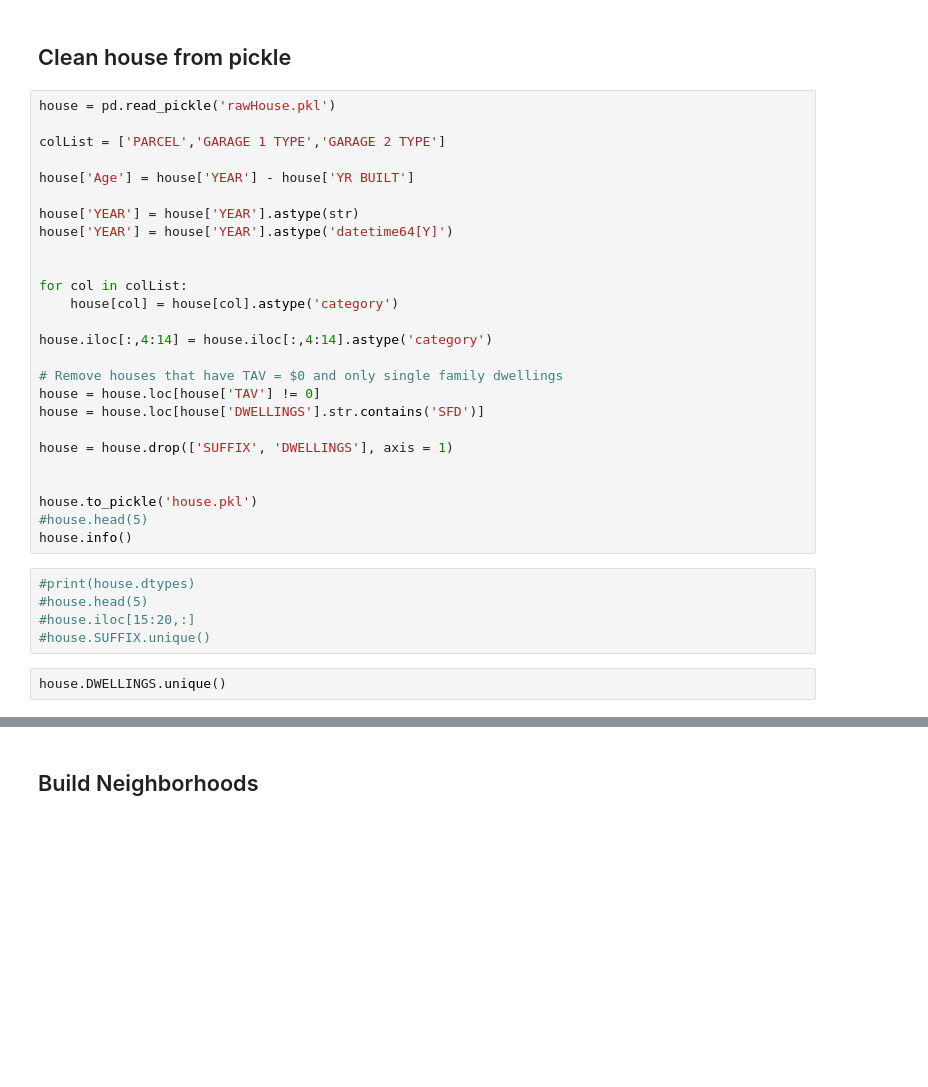
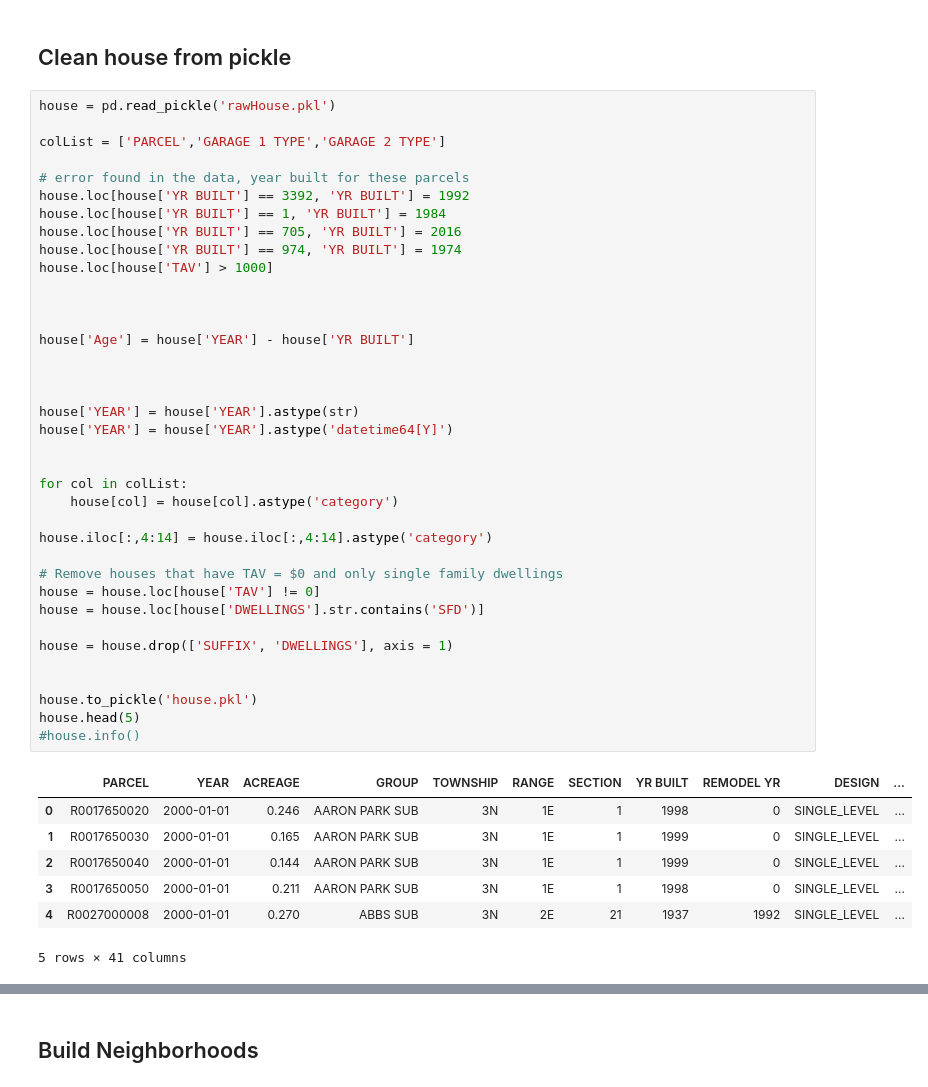
Before and after one commit to b-a-delight/Senior-Project, a Jupyter notebook: House_Data_Prep.ipynb, the cells around one changed output, grey strips where cells are left out. Saved outputs shown, nothing was run; the diff lists cells and outputs as text; blank space fills up the shorter version.

```diff
--- a/House_Data_Prep.ipynb
+++ b/House_Data_Prep.ipynb
@@ -104,33 +104,45 @@ rawHouse.info()
 # %%
 house = pd.read_pickle('rawHouse.pkl')
 
 colList = ['PARCEL','GARAGE 1 TYPE','GARAGE 2 TYPE']
 
+# error found in the data, year built for these parcels
+house.loc[house['YR BUILT'] == 3392, 'YR BUILT'] = 1992
+house.loc[house['YR BUILT'] == 1, 'YR BUILT'] = 1984
+house.loc[house['YR BUILT'] == 705, 'YR BUILT'] = 2016
+house.loc[house['YR BUILT'] == 974, 'YR BUILT'] = 1974
+house.loc[house['TAV'] > 1000]
+
+
+
 house['Age'] = house['YEAR'] - house['YR BUILT']
+
+
 
 house['YEAR'] = house['YEAR'].astype(str)
 house['YEAR'] = house['YEAR'].astype('datetime64[Y]')
 
 
 for col in colList:
     house[col] = house[col].astype('category')
 
 house.iloc[:,4:14] = house.iloc[:,4:14].astype('category')
 
 # Remove houses that have TAV = $0 and only single family dwellings
 house = house.loc[house['TAV'] != 0]
 house = house.loc[house['DWELLINGS'].str.contains('SFD')]
 
 house = house.drop(['SUFFIX', 'DWELLINGS'], axis = 1)
 
 
 house.to_pickle('house.pkl')
-#house.head(5)
-house.info()
+house.head(5)
+#house.info()
+# %% [output]
+|  | PARCEL | YEAR | ACREAGE | GROUP | TOWNSHIP | RANGE | SECTION | YR BUILT | REMODEL YR | DESIGN | ... |
+| 0 | R0017650020 | 2000-01-01 | 0.246 | AARON PARK SUB | 3N | 1E | 1 | 1998 | 0 | SINGLE_LEVEL | ... |
+| 1 | R0017650030 | 2000-01-01 | 0.165 | AARON PARK SUB | 3N | 1E | 1 | 1999 | 0 | SINGLE_LEVEL | ... |
+| 2 | R0017650040 | 2000-01-01 | 0.144 | AARON PARK SUB | 3N | 1E | 1 | 1999 | 0 | SINGLE_LEVEL | ... |
+| 3 | R0017650050 | 2000-01-01 | 0.211 | AARON PARK SUB | 3N | 1E | 1 | 1998 | 0 | SINGLE_LEVEL | ... |
+| 4 | R0027000008 | 2000-01-01 | 0.270 | ABBS SUB | 3N | 2E | 21 | 1937 | 1992 | SINGLE_LEVEL | ... |
+5 rows × 41 columns
-# %%
-#print(house.dtypes)
-#house.head(5)
-#house.iloc[15:20,:]
-#house.SUFFIX.unique()
-# %%
-house.DWELLINGS.unique()
```
Also changed, not shown: parts of 7 cells of this notebook, 1 other file.
